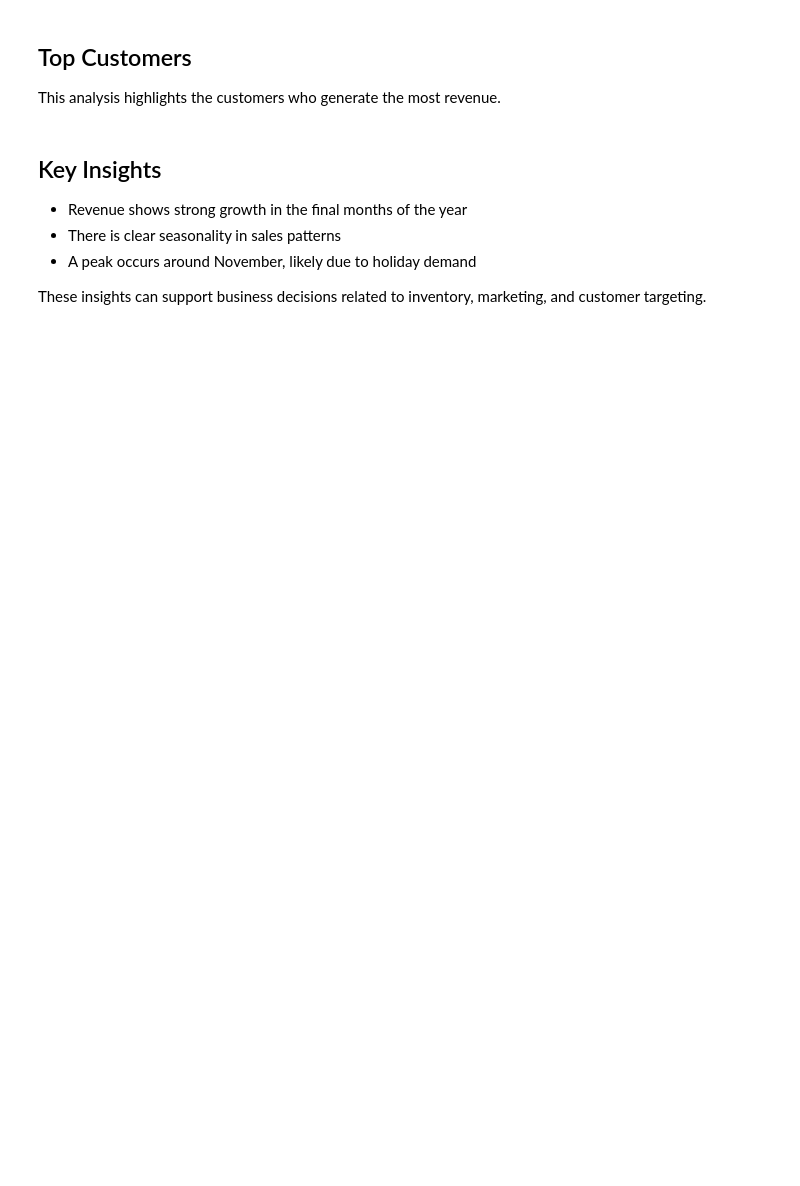
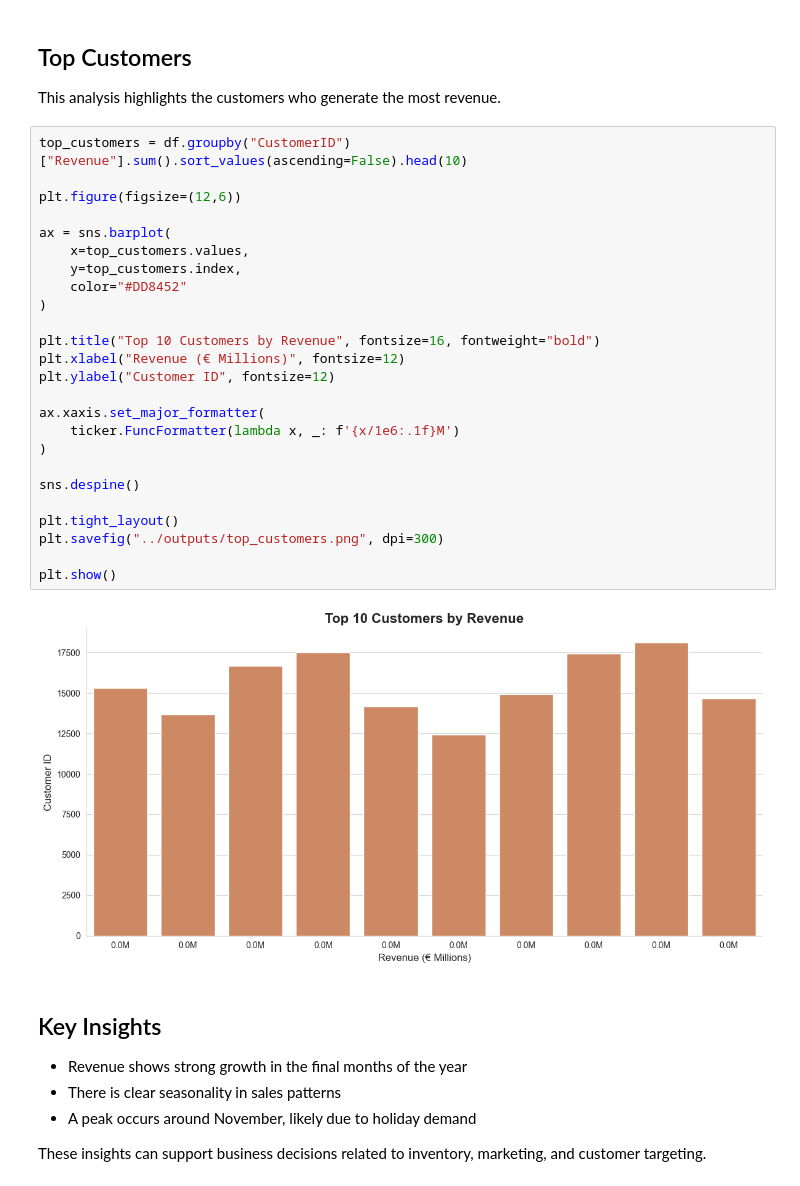
Before and after one commit to dilsoncolman/sql-ecommerce-analysis, a Jupyter notebook: notebook/ecommerce_sql_analysis.ipynb, the cells around one changed output. Cells and saved outputs as stored; diff of their text form; blank space fills up the shorter version.

```diff
--- a/notebook/ecommerce_sql_analysis.ipynb
+++ b/notebook/ecommerce_sql_analysis.ipynb
@@ -207,6 +215,33 @@ plt.show()
 ## Top Customers
 
 This analysis highlights the customers who generate the most revenue.
+# %%
+top_customers = df.groupby("CustomerID")["Revenue"].sum().sort_values(ascending=False).head(10)
+
+plt.figure(figsize=(12,6))
+
+ax = sns.barplot(
+    x=top_customers.values,
+    y=top_customers.index,
+    color="#DD8452"
+)
+
+plt.title("Top 10 Customers by Revenue", fontsize=16, fontweight="bold")
+plt.xlabel("Revenue (€ Millions)", fontsize=12)
+plt.ylabel("Customer ID", fontsize=12)
+
+ax.xaxis.set_major_formatter(
+    ticker.FuncFormatter(lambda x, _: f'{x/1e6:.1f}M')
+)
+
+sns.despine()
+
+plt.tight_layout()
+plt.savefig("../outputs/top_customers.png", dpi=300)
+
+plt.show()
+# %% [output]
+[figure, added]
 # %% [markdown]
 ## Key Insights
 
```
Also changed, not shown: parts of 4 cells of this notebook, 4 other files.
